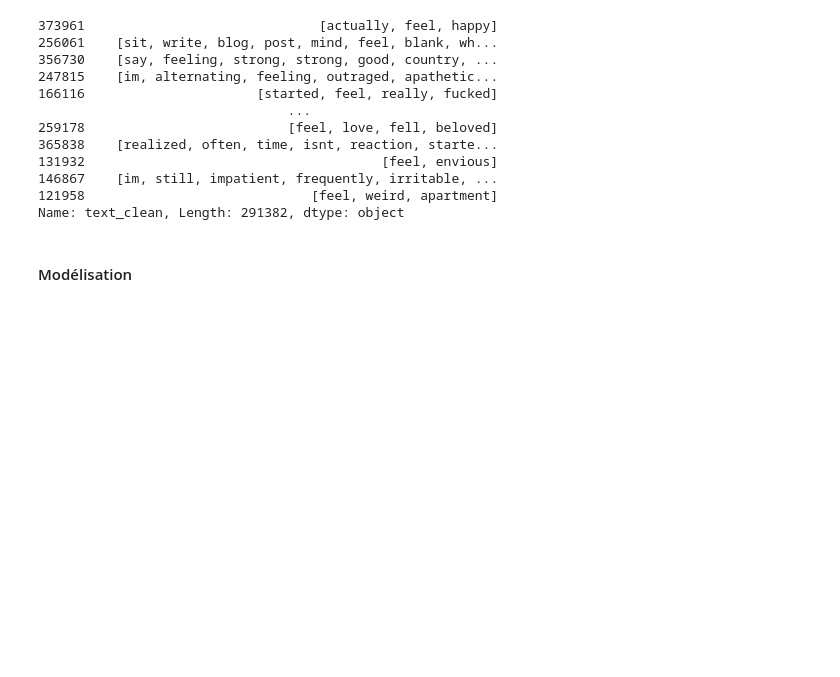
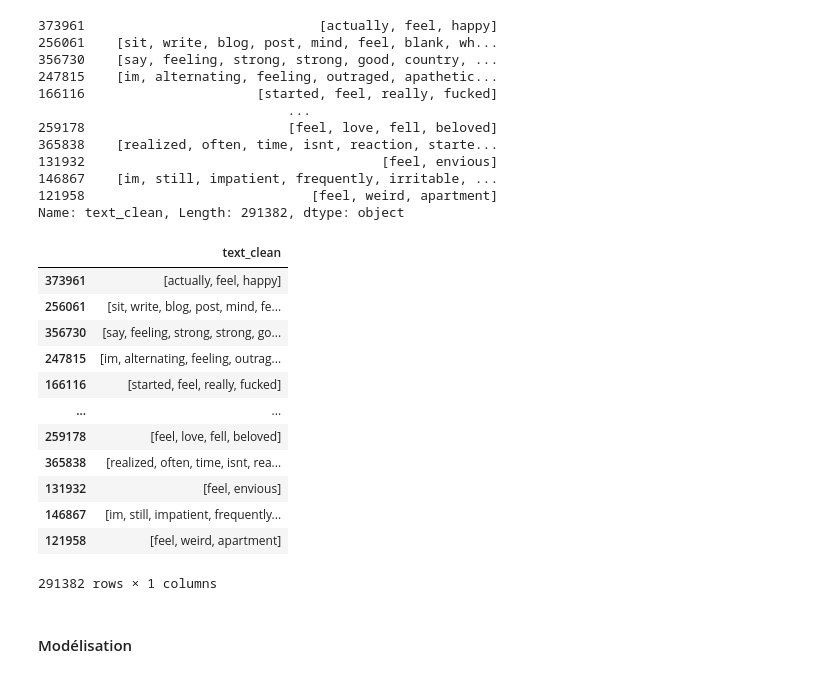
Before and after one commit to YabaCoffie/emotions, a Jupyter notebook: emotions.ipynb, the cells around one changed output. Drawn from its saved outputs; the diff is of its cells as text; code cells hidden in the pictures; blank space fills up the shorter version.

```diff
--- a/emotions.ipynb
+++ b/emotions.ipynb
@@ -264,6 +267,22 @@ Name: text_clean, Length: 291382, dtype: object
 train_clean=train_clean.drop(["text_length","is_duplicate","text"],axis=1)
 # %%
 X_train,y_train=train_clean.drop(["label"],axis=1),train_clean["label"]
+# %%
+X_train
+# %% [output]
+|  | text_clean |
+| 373961 | [actually, feel, happy] |
+| 256061 | [sit, write, blog, post, mind, fe... |
+| 356730 | [say, feeling, strong, strong, go... |
+| 247815 | [im, alternating, feeling, outrag... |
+| 166116 | [started, feel, really, fucked] |
+| ... | ... |
+| 259178 | [feel, love, fell, beloved] |
+| 365838 | [realized, often, time, isnt, rea... |
+| 131932 | [feel, envious] |
+| 146867 | [im, still, impatient, frequently... |
+| 121958 | [feel, weird, apartment] |
+291382 rows × 1 columns
 # %% [markdown]
 #### Modélisation
 # %%
```
Also changed, not shown: parts of 7 cells of this notebook.
